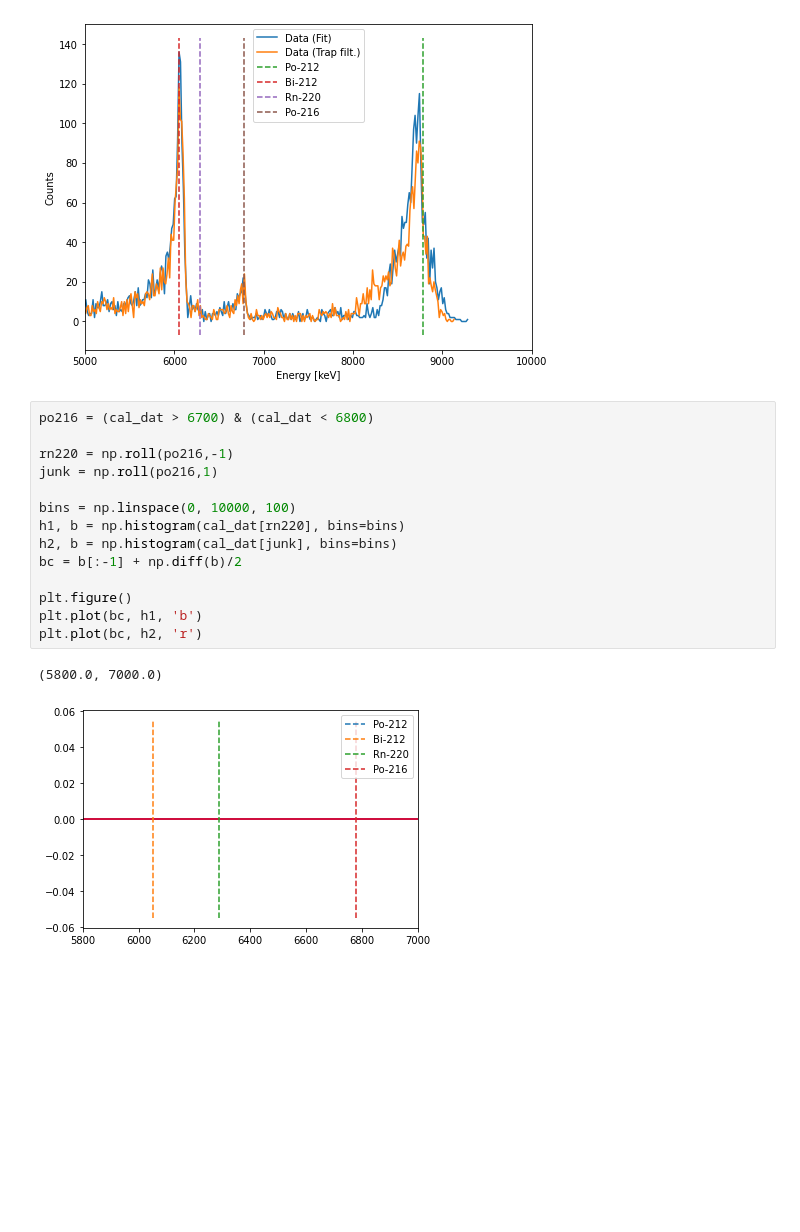
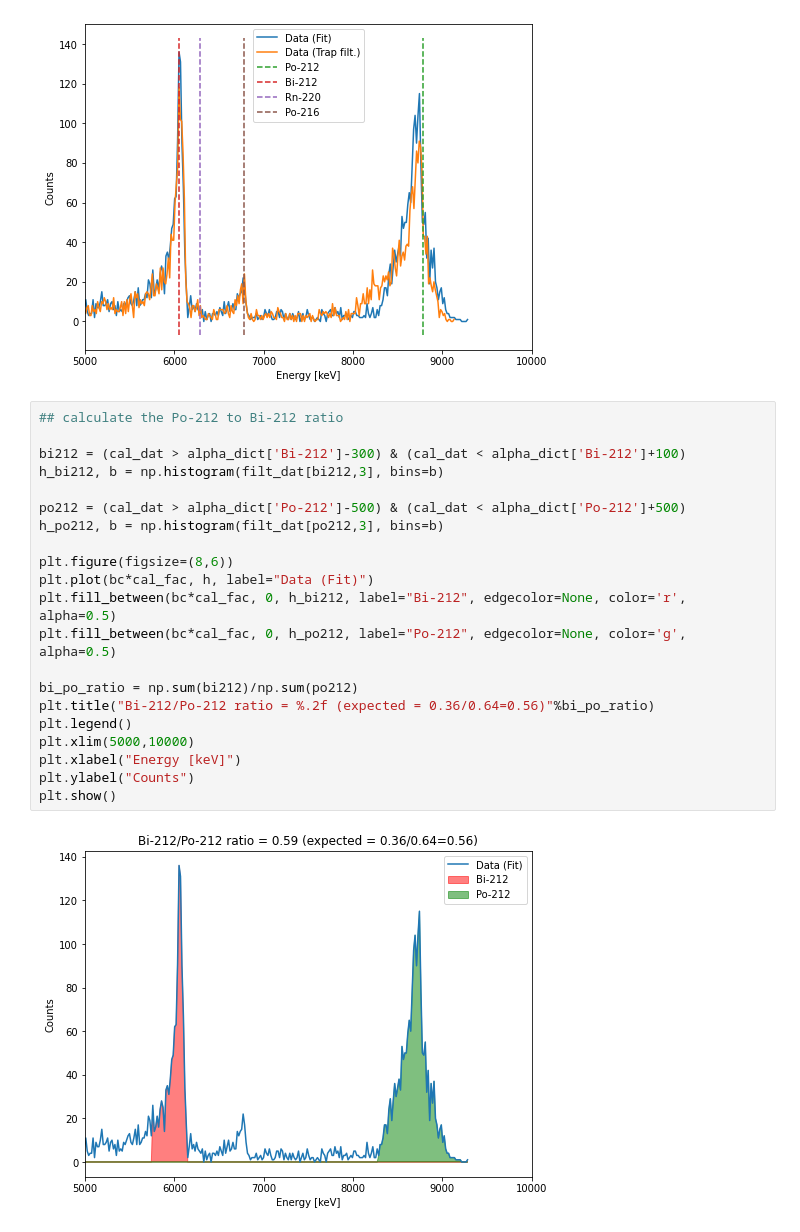
Before and after one commit to Moore-Lab/composite_DM, a Jupyter notebook: radon/radon_spectrum.ipynb, the cells around one changed output. Drawn from its saved outputs; the diff is of its cells as text; blank space fills up the shorter version.

Commit message:
add bipo ratio

```diff
--- a/radon/radon_spectrum.ipynb
+++ b/radon/radon_spectrum.ipynb
@@ -176,20 +176,26 @@ plt.ylabel("Counts")
 plt.show()
 # %% [output]
 [figure]
-# %%
-po216 = (cal_dat > 6700) & (cal_dat < 6800)
-
-rn220 = np.roll(po216,-1)
-junk = np.roll(po216,1)
-
-bins = np.linspace(0, 10000, 100)
-h1, b = np.histogram(cal_dat[rn220], bins=bins)
-h2, b = np.histogram(cal_dat[junk], bins=bins)
-bc = b[:-1] + np.diff(b)/2
-
-plt.figure()
-plt.plot(bc, h1, 'b')
-plt.plot(bc, h2, 'r')
-# %% [output]
-(5800.0, 7000.0)
-[figure, removed]
+# %%
+## calculate the Po-212 to Bi-212 ratio
+
+bi212 = (cal_dat > alpha_dict['Bi-212']-300) & (cal_dat < alpha_dict['Bi-212']+100)
+h_bi212, b = np.histogram(filt_dat[bi212,3], bins=b)
+
+po212 = (cal_dat > alpha_dict['Po-212']-500) & (cal_dat < alpha_dict['Po-212']+500)
+h_po212, b = np.histogram(filt_dat[po212,3], bins=b)
+
+plt.figure(figsize=(8,6))
+plt.plot(bc*cal_fac, h, label="Data (Fit)")
+plt.fill_between(bc*cal_fac, 0, h_bi212, label="Bi-212", edgecolor=None, color='r', alpha=0.5)
+plt.fill_between(bc*cal_fac, 0, h_po212, label="Po-212", edgecolor=None, color='g', alpha=0.5)
+
+bi_po_ratio = np.sum(bi212)/np.sum(po212)
+plt.title("Bi-212/Po-212 ratio = %.2f (expected = 0.36/0.64=0.56)"%bi_po_ratio)
+plt.legend()
+plt.xlim(5000,10000)
+plt.xlabel("Energy [keV]")
+plt.ylabel("Counts")
+plt.show()
+# %% [output]
+[figure, added]
```
Also changed, not shown: parts of 1 cell of this notebook.
